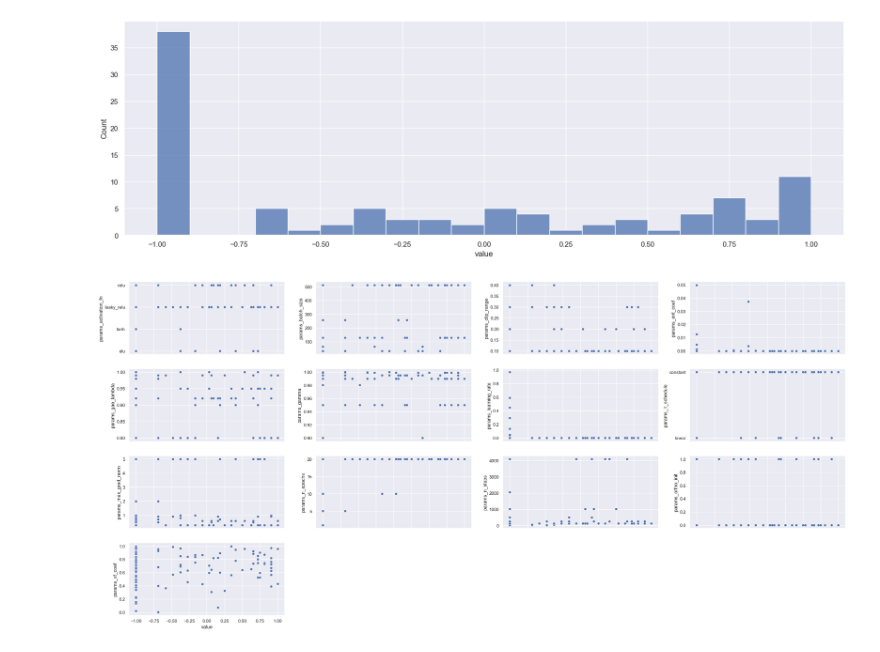
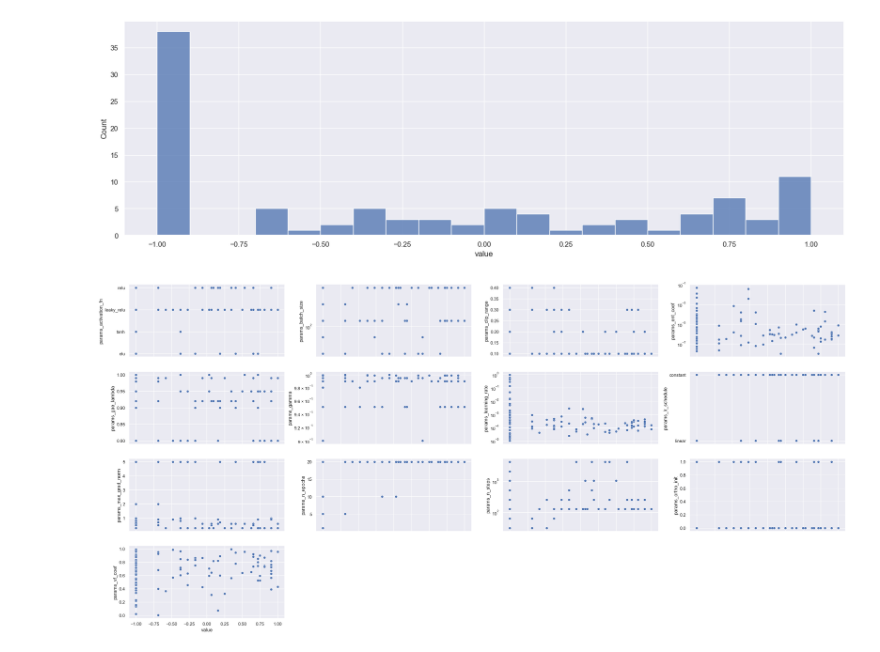
Before and after one commit to victorsevero/bizket, a Jupyter notebook: optimization_analysis.ipynb, the cells around one changed output. Saved outputs shown, nothing was run; the diff lists cells and outputs as text; code cells hidden in the pictures.

```diff
--- a/optimization_analysis.ipynb
+++ b/optimization_analysis.ipynb
@@ -11,6 +11,7 @@ rcParams['figure.figsize'] = 20, 6
 # %%
 study = optuna.load_study(study_name='ppo', storage="sqlite:///studies/z0.db")
 df = study.trials_dataframe()
+df.loc[:, 'duration_int'] = df.duration.astype('int64')
 df
 # %% [output]
 |  | number | value | datetime_start | datetime_complete | duration | params_activation_fn | ... |
@@ -35,14 +36,20 @@ plt.show()
 [figure]
 # %%
 params_cols = df.columns[df.columns.str.startswith('params_')]
+
+log_cols = ['n_steps', 'batch_size', 'gamma', 'learning_rate', 'ent_coef']
+log_cols = ['params_' + x for x in log_cols]
+
 
 fig, axes = plt.subplots(nrows=4, ncols=4, sharex=True, figsize=(32, 15))
 axes = axes.flatten()
 
 for i, param_col in enumerate(params_cols):
-    sns.scatterplot(df, y=param_col, x='value', ax=axes[i])
+    plot = sns.scatterplot(df, y=param_col, x='value', ax=axes[i])
+    if param_col in log_cols:
+        plot.set(yscale='log')
 for i in range(len(params_cols), axes.shape[0]):
     axes[i].axis('off')
 plt.show()
 # %% [output]
-[figure, old version]
+[figure, new version]
```
Also changed, not shown: parts of 2 cells of this notebook, 10 other files.
